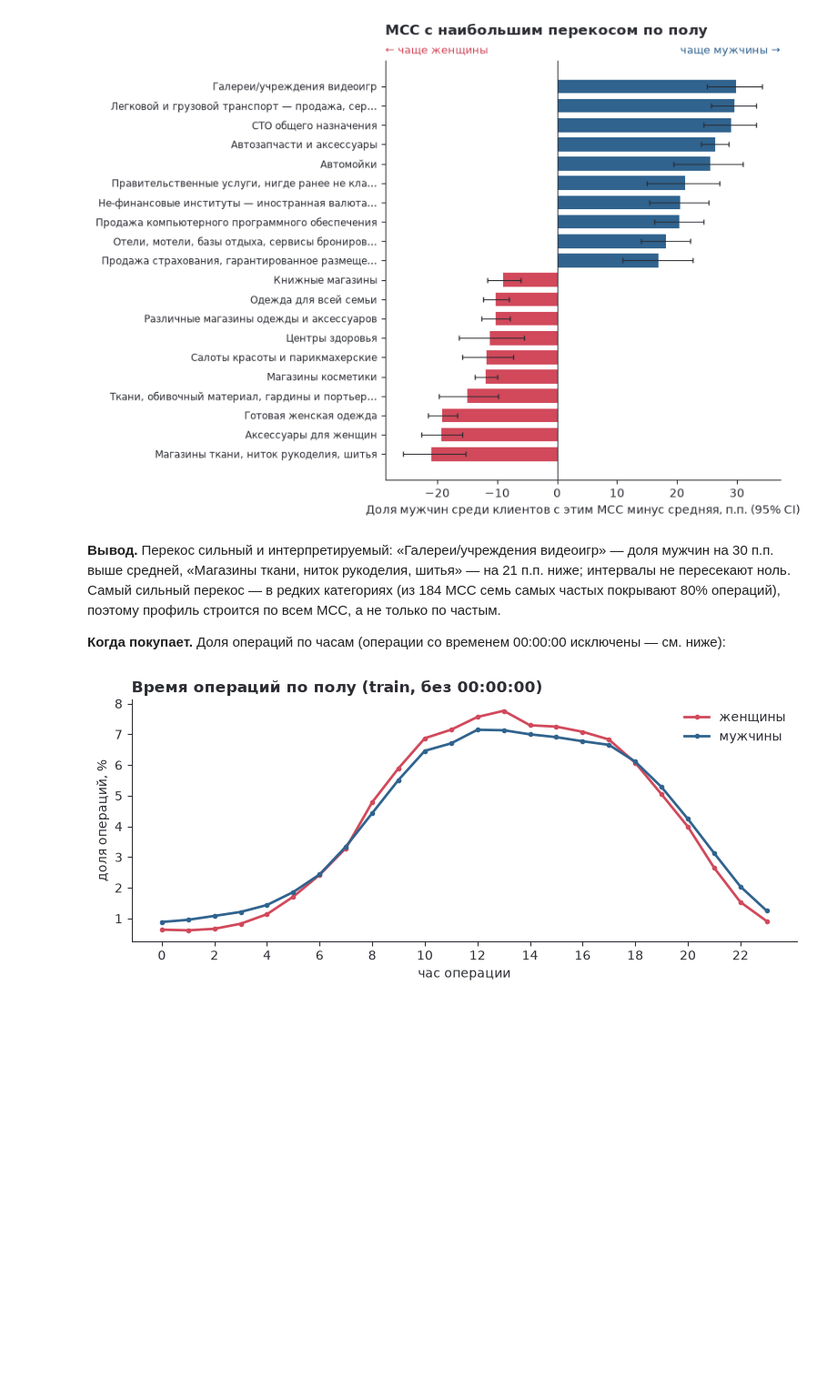
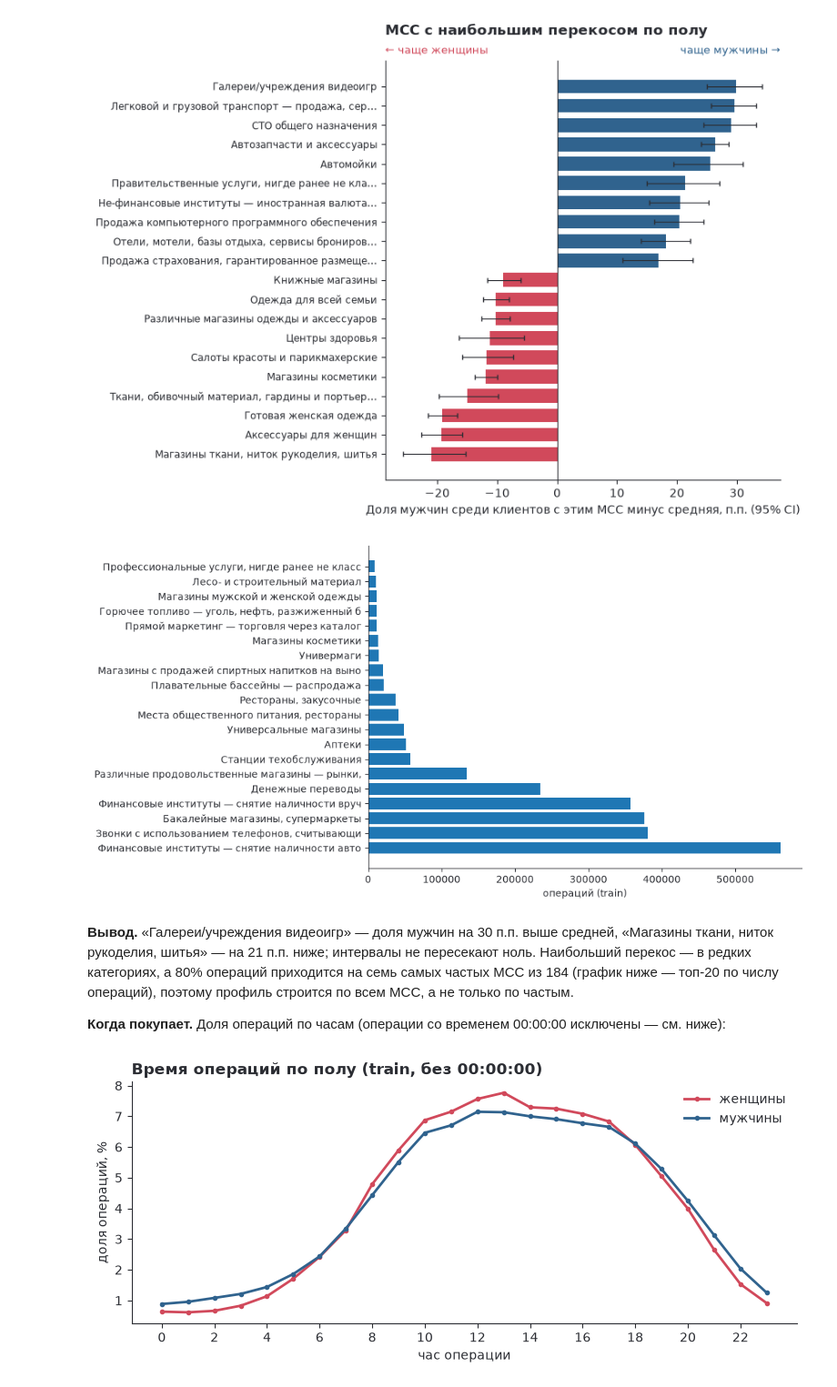
Before and after one commit to Eltralo/gender-prediction, a Jupyter notebook: notebooks/pred_gen_tr.ipynb, the cells around one changed output. Shown at 91% size. Cells and saved outputs as stored; diff of their text form; code cells hidden in the pictures; blank space fills up the shorter version.

Commit message:
Ноутбук, README, отчёт: формулировки без оценок, доверительные интервалы, бейзлайн шаблона, источники CoLES

```diff
--- a/notebooks/pred_gen_tr.ipynb
+++ b/notebooks/pred_gen_tr.ipynb
@@ -124,11 +125,16 @@ def plot_top_counts(series, top_n=20, xlabel="Count", ylabel=""):
     plt.xlabel(xlabel)
     plt.ylabel(ylabel)
     plt.show()
+# %%
+plot_top_counts(train_df["mcc_code_desc"].str.slice(0, 45), top_n=20, xlabel="операций (train)")
+# %% [output]
+[figure, added]
 # %% [markdown]
-**Вывод.** Перекос сильный и интерпретируемый: «Галереи/учреждения видеоигр» — доля мужчин на
+**Вывод.** «Галереи/учреждения видеоигр» — доля мужчин на
 30 п.п. выше средней, «Магазины ткани, ниток рукоделия, шитья» — на 21 п.п. ниже;
-интервалы не пересекают ноль. Самый сильный перекос — в редких категориях (из 184 MCC семь самых частых
-покрывают 80% операций), поэтому профиль строится по всем MCC, а не только по частым.
+интервалы не пересекают ноль. Наибольший перекос — в редких категориях, а 80% операций приходится на семь
+самых частых MCC из 184 (график ниже — топ-20 по числу операций), поэтому профиль строится по всем MCC,
+а не только по частым.
 
 **Когда покупает.** Доля операций по часам (операции со временем 00:00:00 исключены — см. ниже):
 # %%
```
Also changed, not shown: parts of 15 cells of this notebook, 2 other files.
